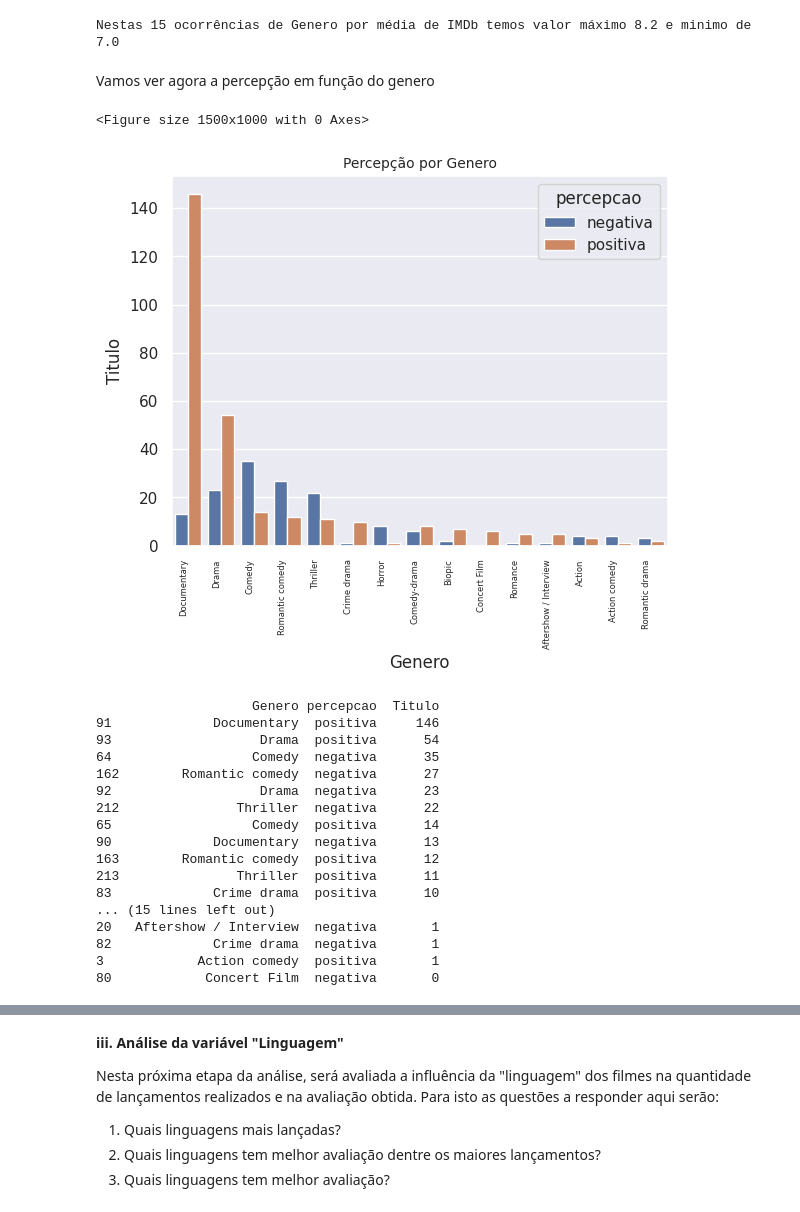
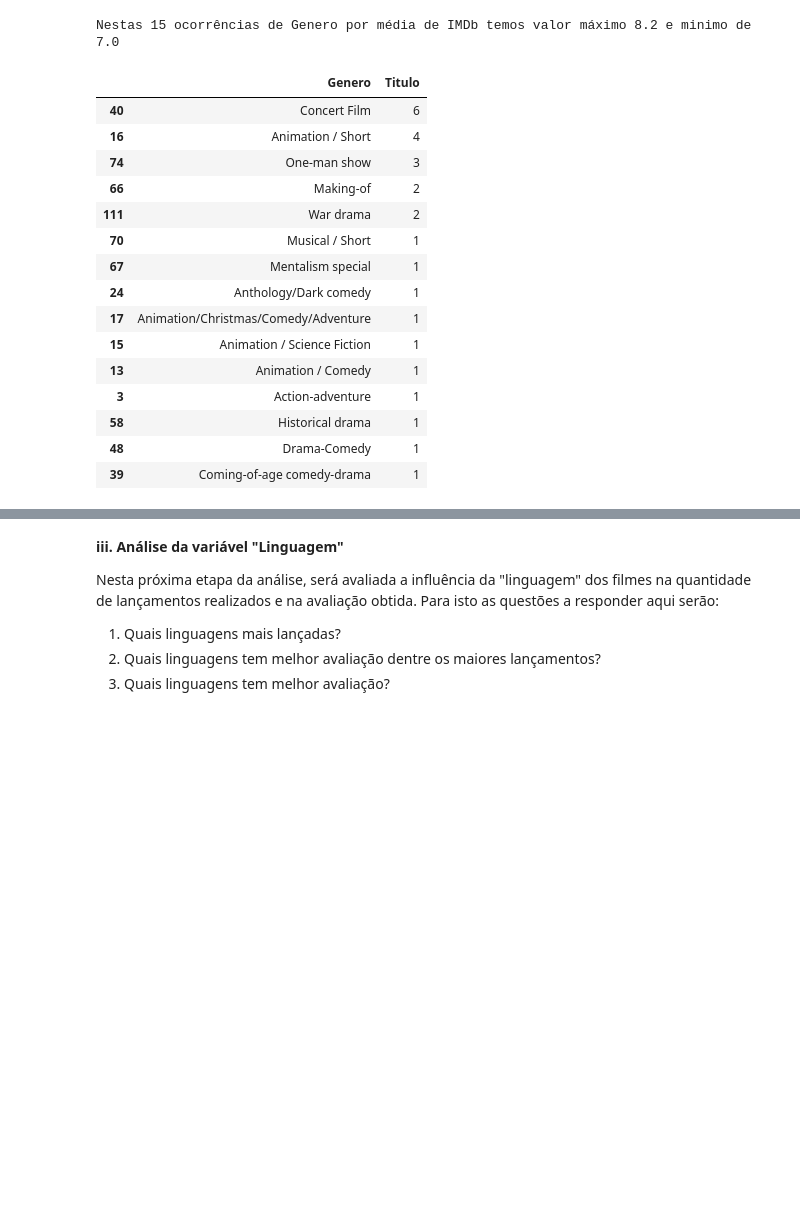
Before and after one commit to rharkovsky/puc_mvp1, a Jupyter notebook: MVP1_Harkovsky4.ipynb, the cells around one changed output, grey strips where cells are left out. Drawn from its saved outputs; the diff is of its cells as text; code cells hidden in the pictures; blank space fills up the shorter version.

```diff
--- a/MVP1_Harkovsky4.ipynb
+++ b/MVP1_Harkovsky4.ipynb
@@ -152,28 +148,38 @@ def imprime_groupby_IMDB (var1, linhas):
 def tabela_por_titulo_imdb(atr1, linhas, tab_num):
   avg_rating_df = ds.groupby([atr1], as_index = False)['IMDB'].mean().sort_values('IMDB', ascending=False)
   top_df = ds.groupby([atr1], as_index = False)['Titulo'].count().sort_values('Titulo', ascending=False)
-  top_df = top_df[0:linhas]
 
-  if  tab_num==1:
+
+  if  tab_num==1: # Titulos top
+    top_df = top_df[0:linhas]
     display(top_df)
     total_titulos = top_df['Titulo'].sum()
     print(f'\n')
     print(f'Nestas top {linhas} ocorrências de {atr1} temos {total_titulos} títulos')
     print(f'Esta amostra equivale a {100*total_titulos/584:2.1f}% do total lançado')
-  elif tab_num==2:
+  elif tab_num==2: # IMDB top
+    top_df = top_df[0:linhas]
     avg_rating_df = avg_rating_df[(avg_rating_df[atr1].isin(top_df[atr1]) == True)]
     max_imdb=avg_rating_df['IMDB'].max()
     min_imdb=avg_rating_df['IMDB'].min()
     display(avg_rating_df)
     print(f'\n')
     print(f'Nestas top {linhas} ocorrências de {atr1} por média de IMDb temos valor máximo {max_imdb:2.1f} e minimo de {min_imdb:2.1f}')
-  else: # valores absolutos
+  elif tab_num==3: # IMDB valores absolutos
     avg_rating_df = avg_rating_df[0:linhas]
     max_imdb=avg_rating_df['IMDB'].max()
     min_imdb=avg_rating_df['IMDB'].min()
     display(avg_rating_df)
     print(f'\n')
     print(f'Nestas {linhas} ocorrências de {atr1} por média de IMDb temos valor máximo {max_imdb:2.1f} e minimo de {min_imdb:2.1f}')
+  elif tab_num==4: # titulo IMDB asolutos
+    avg_rating_df = avg_rating_df[0:linhas]
+    top_df = top_df[(top_df[atr1].isin(avg_rating_df[atr1]) == True)]
+    #max_imdb=avg_rating_df['IMDB'].max()
+    #min_imdb=avg_rating_df['IMDB'].min()
+    display(top_df)
+    #print(f'\n')
+    #print(f'Nestas top {linhas} ocorrências de {atr1} por média de IMDb temos valor máximo {max_imdb:2.1f} e minimo de {min_imdb:2.1f}')
 
 # Função para impressão de 2 gráficos boxplot
 # parametros:
@@ -881,47 +872,25 @@ tabela_por_titulo_imdb('Genero',15, 3)
 | 111 | War drama | 7.100000 |
 | 13 | Animation / Comedy | 7.000000 |
 Nestas 15 ocorrências de Genero por média de IMDb temos valor máximo 8.2 e minimo de 7.0
-# %% [markdown]
-Vamos ver agora a percepção em função do genero
-# %%
-count_rating_df = ds.groupby(['Genero','percepcao'], as_index = False)['Titulo'].count().sort_values('Titulo', ascending=False)
-#count_rating_df = count_rating_df[0:15]
-
-top_titulos_df = ds.groupby(['Genero'], as_index = False)['Titulo'].count().sort_values('Titulo', ascending=False)
-top_titulos_df = top_titulos_df[0:15]
-count_rating_df = count_rating_df[(count_rating_df['Genero'].isin(top_titulos_df['Genero']) == True)] # maiores IMDBs relativos top linhas
-
-#avg_rating_abs_df = avg_rating_df[0:linhas] # maiores IMDBs absolutos
-plt.figure(figsize=(15,10))
-fig, ax = plt.subplots(1,1)
-
-ax.set_title('Percepção por Genero', fontsize = 10)
-ax.set_xticklabels(ax.get_xticklabels(), rotation=90, ha="right", fontsize=6)
-sns.barplot(data=count_rating_df, x="Genero", y='Titulo', hue="percepcao", orient='v', ax=ax)
-
-plt.show()
-
-print(count_rating_df)
-# %% [output]
-<Figure size 1500x1000 with 0 Axes>
-[figure, removed]
-                    Genero percepcao  Titulo
-91             Documentary  positiva     146
-93                   Drama  positiva      54
-64                  Comedy  negativa      35
-162        Romantic comedy  negativa      27
-92                   Drama  negativa      23
-212               Thriller  negativa      22
-65                  Comedy  positiva      14
-90             Documentary  negativa      13
-163        Romantic comedy  positiva      12
-213               Thriller  positiva      11
-83             Crime drama  positiva      10
-... (15 lines left out)
-20   Aftershow / Interview  negativa       1
-82             Crime drama  negativa       1
-3            Action comedy  positiva       1
-80            Concert Film  negativa       0
+# %%
+tabela_por_titulo_imdb('Genero',15, 4)
+# %% [output]
+|  | Genero | Titulo |
+| 40 | Concert Film | 6 |
+| 16 | Animation / Short | 4 |
+| 74 | One-man show | 3 |
+| 66 | Making-of | 2 |
+| 111 | War drama | 2 |
+| 70 | Musical / Short | 1 |
+| 67 | Mentalism special | 1 |
+| 24 | Anthology/Dark comedy | 1 |
+| 17 | Animation/Christmas/Comedy/Adventure | 1 |
+| 15 | Animation / Science Fiction | 1 |
+| 13 | Animation / Comedy | 1 |
+| 3 | Action-adventure | 1 |
+| 58 | Historical drama | 1 |
+| 48 | Drama-Comedy | 1 |
+| 39 | Coming-of-age comedy-drama | 1 |
 # %% [markdown]
 
 
```
Also changed, not shown: parts of 39 cells of this notebook.
